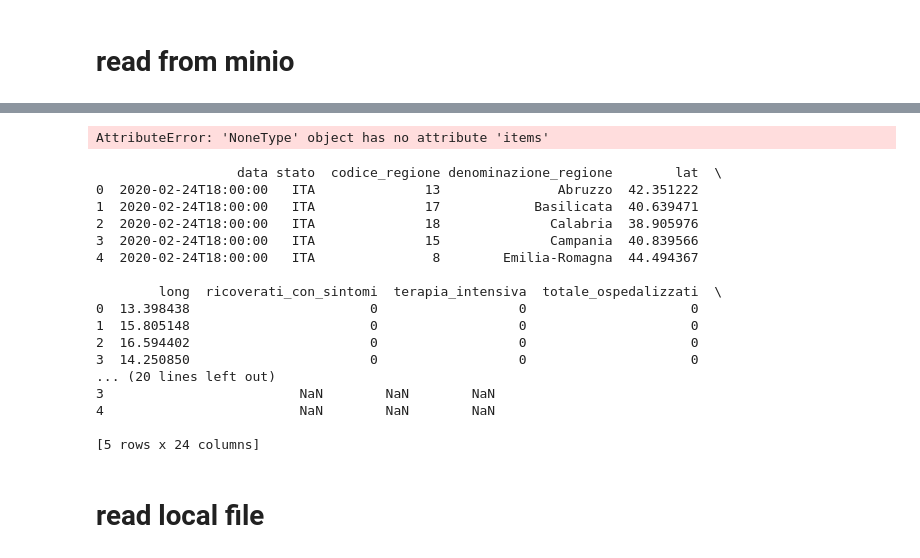
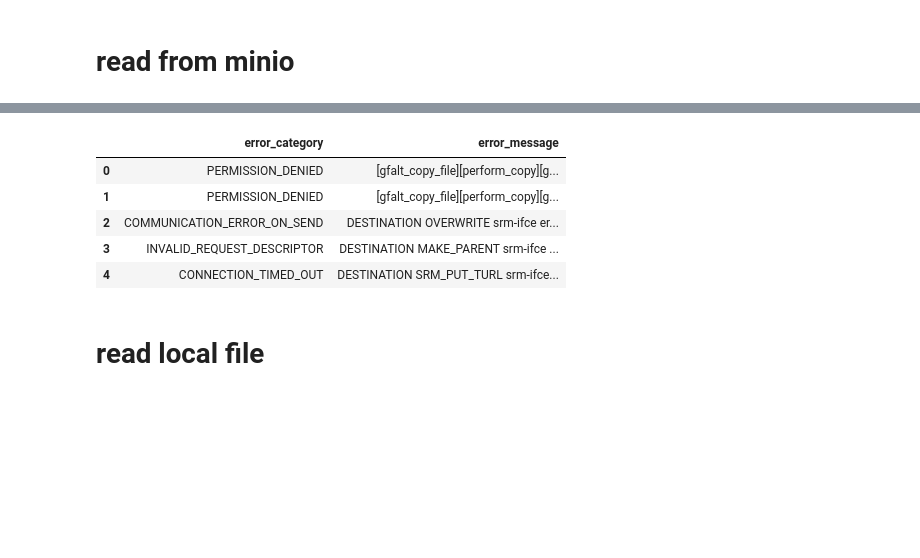
Before and after one commit to leggerf/TestsINFNCloud, a Jupyter notebook: test_clusterLogs/NLP_example.ipynb, the cells around one changed output, grey strips where cells are left out. Drawn from its saved outputs; the diff is of its cells as text; code cells hidden in the pictures; blank space fills up the shorter version.

Commit message:
add spark tests

```diff
--- a/test_clusterLogs/NLP_example.ipynb
+++ b/test_clusterLogs/NLP_example.ipynb
@@ -84,27 +47,15 @@ s3 = boto3.client('s3',endpoint_url="https://minio.cloud.infn.it",aws_access_key
                   config=boto3.session.Config(signature_version='s3v4'),
                  verify=True)
 # %%
-# Read test CSV
-
-read_test = s3.get_object(Bucket='scratch', Key='verlato/dpc-covid19-ita-regioni.csv')
-df_test = pd.read_csv(read_test['Body'],sep=',')
-df_test.head()
+#read_file
+read_file = s3.get_object(Bucket='legger', Key='NLPInput/message_example.csv')
+df = pd.read_csv(read_file['Body'],sep=',')
+pd.set_option('display.max_colwidth', -1)
+df.head()
 # %% [output]
-AttributeError: 'NoneType' object has no attribute 'items'
-                  data stato  codice_regione denominazione_regione        lat  \
-0  2020-02-24T18:00:00   ITA              13               Abruzzo  42.351222
-1  2020-02-24T18:00:00   ITA              17            Basilicata  40.639471
-2  2020-02-24T18:00:00   ITA              18              Calabria  38.905976
-3  2020-02-24T18:00:00   ITA              15              Campania  40.839566
-4  2020-02-24T18:00:00   ITA               8        Emilia-Romagna  44.494367
-
-        long  ricoverati_con_sintomi  terapia_intensiva  totale_ospedalizzati  \
-0  13.398438                       0                  0                     0
-1  15.805148                       0                  0                     0
-2  16.594402                       0                  0                     0
-3  14.250850                       0                  0                     0
-... (20 lines left out)
-3                         NaN        NaN        NaN
-4                         NaN        NaN        NaN
-
-[5 rows x 24 columns]
+|  | error_category | error_message |
+| 0 | PERMISSION_DENIED | [gfalt_copy_file][perform_copy][g... |
+| 1 | PERMISSION_DENIED | [gfalt_copy_file][perform_copy][g... |
+| 2 | COMMUNICATION_ERROR_ON_SEND | DESTINATION OVERWRITE srm-ifce er... |
+| 3 | INVALID_REQUEST_DESCRIPTOR | DESTINATION MAKE_PARENT srm-ifce ... |
+| 4 | CONNECTION_TIMED_OUT | DESTINATION SRM_PUT_TURL srm-ifce... |
```
Also changed, not shown: parts of 26 cells of this notebook.
